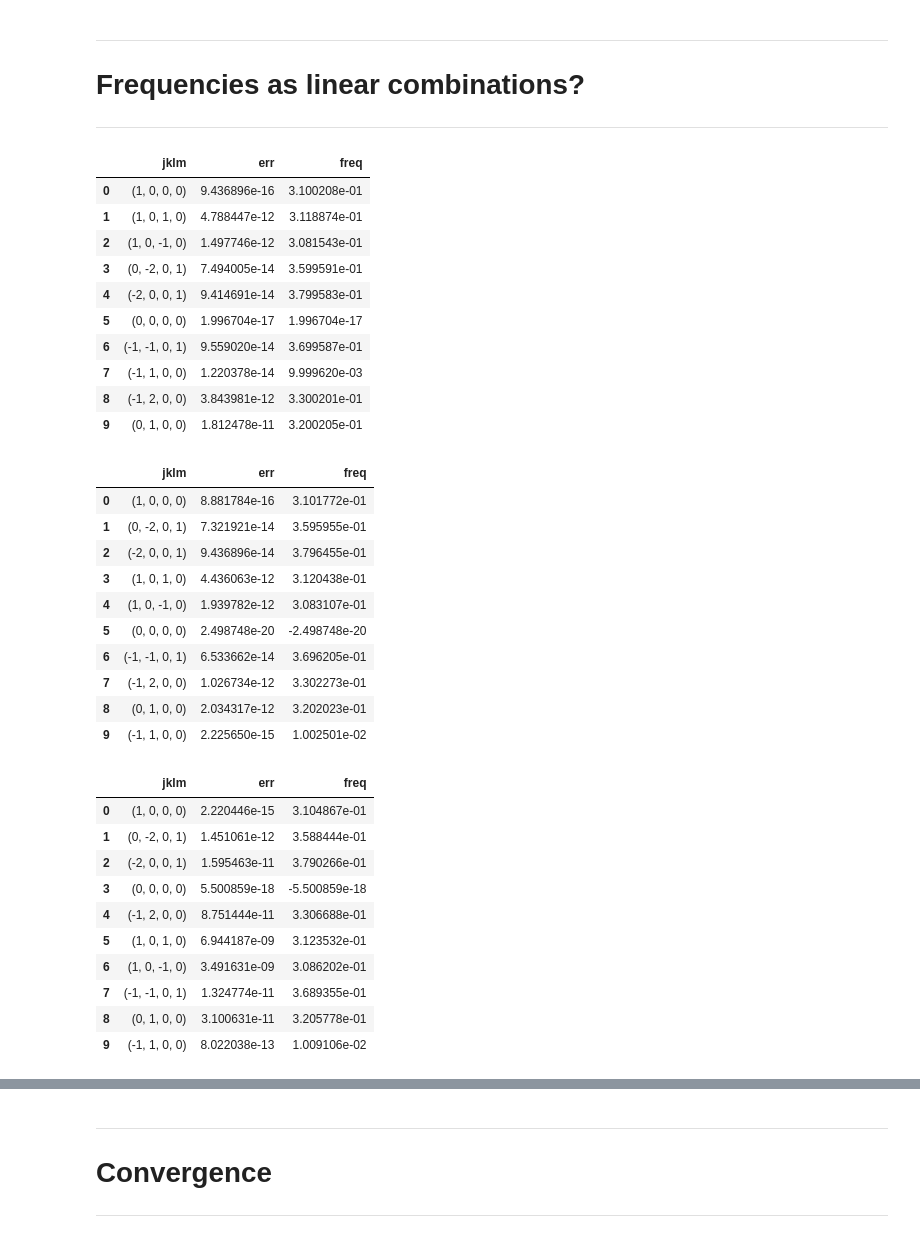
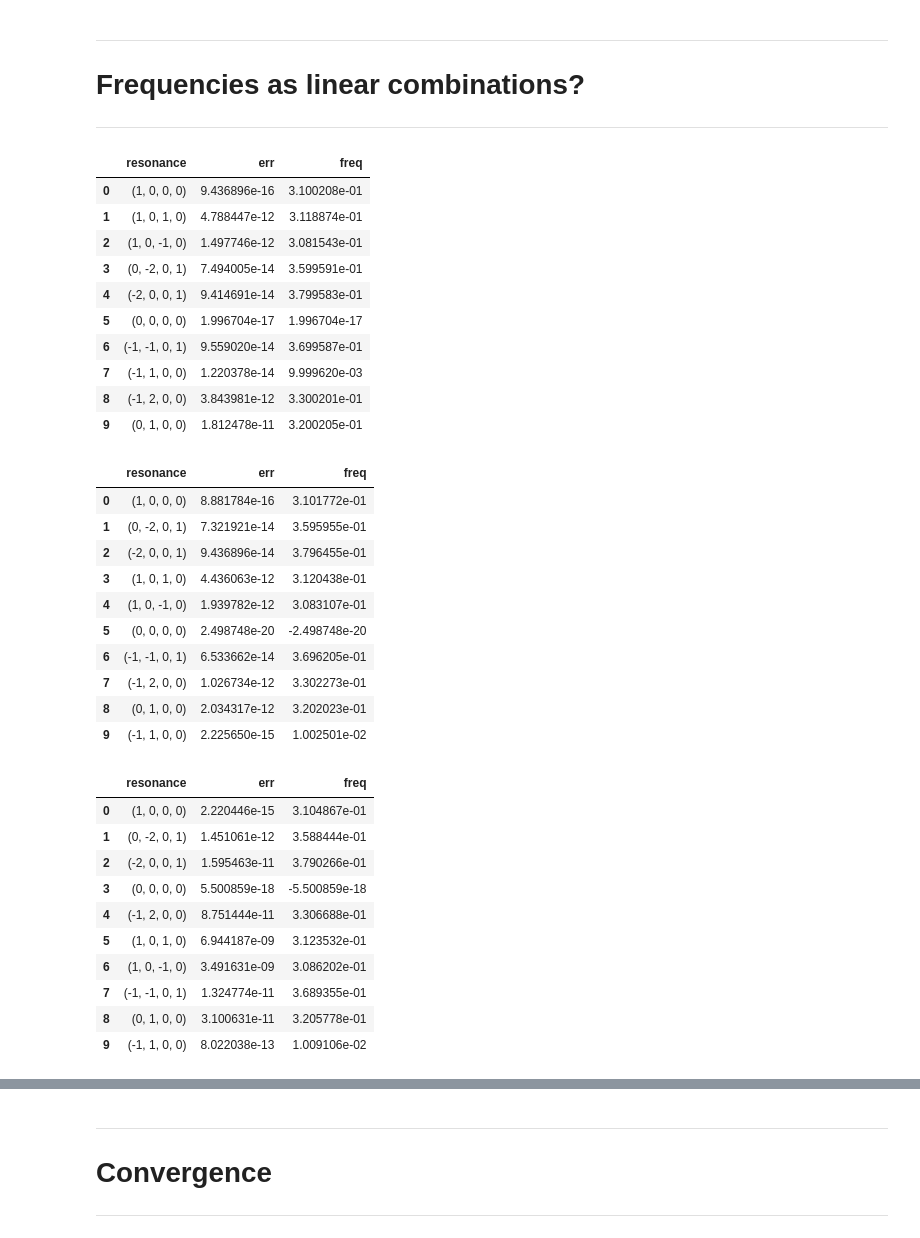
Before and after one commit to xsuite/sussix, a Jupyter notebook: examples/LHC_tracking.ipynb, the cells around one changed output, grey strips where cells are left out. Cells and saved outputs as stored; diff of their text form; code cells hidden in the pictures.

```diff
--- a/examples/LHC_tracking.ipynb
+++ b/examples/LHC_tracking.ipynb
@@ -340,13 +299,13 @@ for part,sigma in zip(particles,[1,3,5]):
 # %%
 particles = particles_on_p
 
 for part in particles:
     fundamental_tunes = [sussix.tune(part[f'{plane}'],part[f'p{plane}'],window_order=2) for plane in ['x','y','zeta']]
     spectrum_x        = sussix.harmonics(part['x'],             num_harmonics = n_harm,window_order=2,to_pandas=True)
-    combination_jklm  = sussix.find_linear_combinations(spectrum_x.frequency,fundamental_tunes = fundamental_tunes,max_jklm = 10,to_pandas=True)
+    combination_jklm  = sussix.find_linear_combinations(spectrum_x.frequency,fundamental_tunes = fundamental_tunes,max_harmonic_order = 10,to_pandas=True)
     display(combination_jklm)
 # %% [output]
-|  | jklm | err | freq |
+|  | resonance | err | freq |
 | 0 | (1, 0, 0, 0) | 9.436896e-16 | 3.100208e-01 |
 | 1 | (1, 0, 1, 0) | 4.788447e-12 | 3.118874e-01 |
 | 2 | (1, 0, -1, 0) | 1.497746e-12 | 3.081543e-01 |
@@ -357,7 +316,7 @@ for part in particles:
 | 7 | (-1, 1, 0, 0) | 1.220378e-14 | 9.999620e-03 |
 | 8 | (-1, 2, 0, 0) | 3.843981e-12 | 3.300201e-01 |
 | 9 | (0, 1, 0, 0) | 1.812478e-11 | 3.200205e-01 |
-|  | jklm | err | freq |
+|  | resonance | err | freq |
 | 0 | (1, 0, 0, 0) | 8.881784e-16 | 3.101772e-01 |
 | 1 | (0, -2, 0, 1) | 7.321921e-14 | 3.595955e-01 |
 | 2 | (-2, 0, 0, 1) | 9.436896e-14 | 3.796455e-01 |
@@ -368,7 +327,7 @@ for part in particles:
 | 7 | (-1, 2, 0, 0) | 1.026734e-12 | 3.302273e-01 |
 | 8 | (0, 1, 0, 0) | 2.034317e-12 | 3.202023e-01 |
 | 9 | (-1, 1, 0, 0) | 2.225650e-15 | 1.002501e-02 |
-|  | jklm | err | freq |
+|  | resonance | err | freq |
 | 0 | (1, 0, 0, 0) | 2.220446e-15 | 3.104867e-01 |
 | 1 | (0, -2, 0, 1) | 1.451061e-12 | 3.588444e-01 |
 | 2 | (-2, 0, 0, 1) | 1.595463e-11 | 3.790266e-01 |
```
Also changed, not shown: parts of 6 cells of this notebook, 9 other files.
